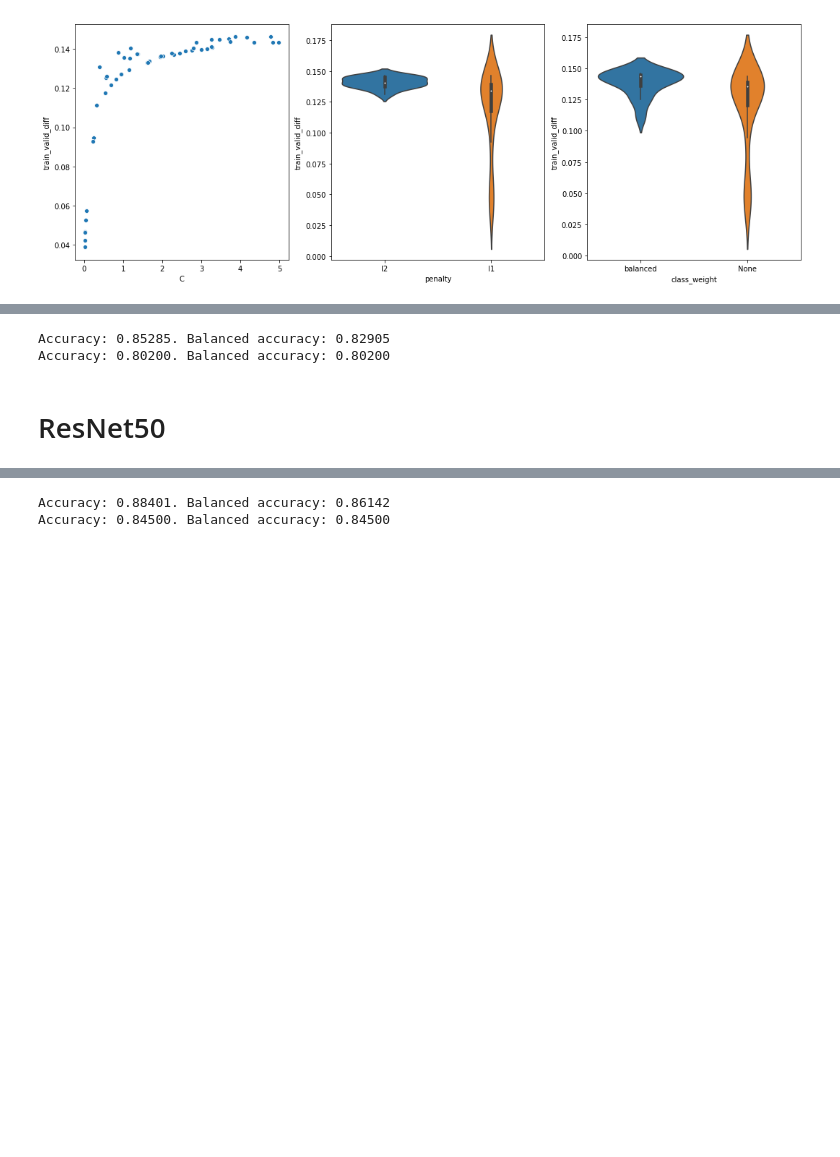
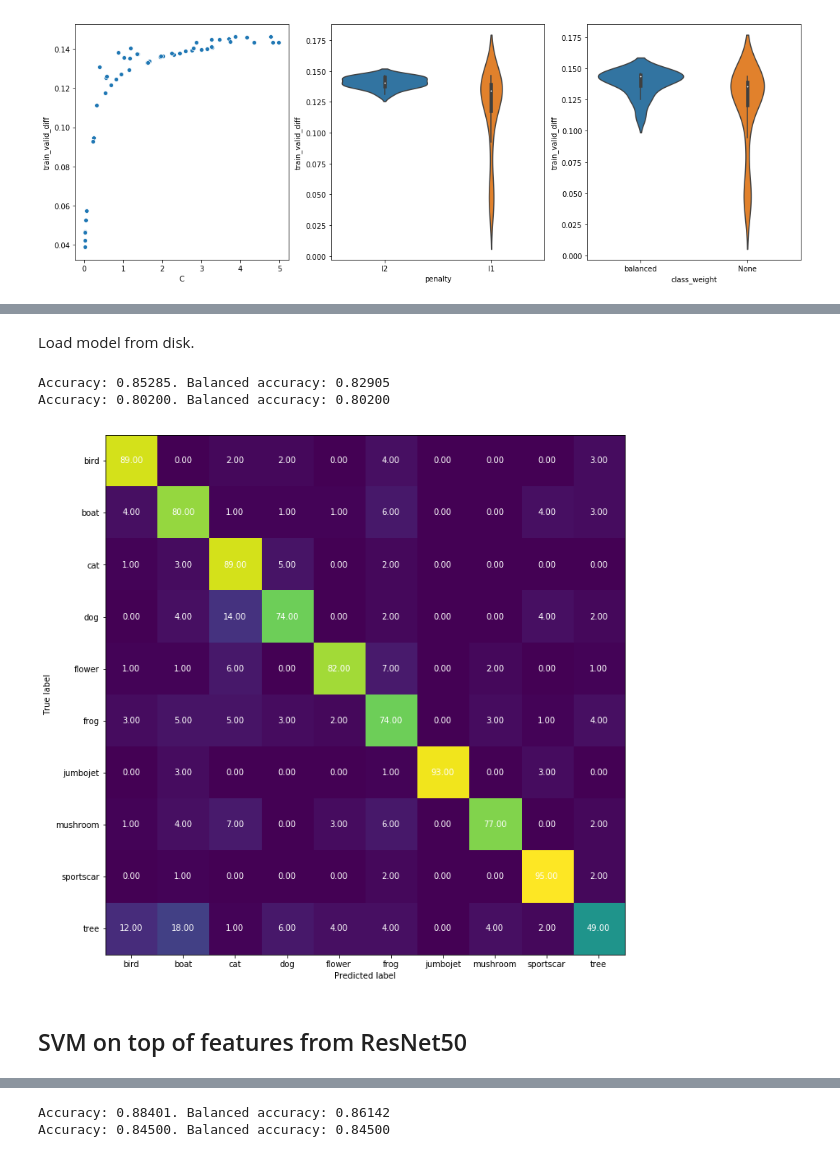
Before and after one commit to ANDRESHZ/tmle, a Jupyter notebook: notebooks/03_transfer_learning.ipynb, the cells around one changed output, grey strips where cells are left out. Cells and saved outputs as stored; diff of their text form; code cells hidden in the pictures; blank space fills up the shorter version.

```diff
--- a/notebooks/03_transfer_learning.ipynb
+++ b/notebooks/03_transfer_learning.ipynb
@@ -179,3 +214,9 @@ Wall time: 7min 29s
+# %% [markdown]
+Load model from disk.
+# %%
+from joblib import load
+
+clf = load('../models/resnet18_svm.joblib')
 # %%
 X_resnet18_test, y_resnet18_test = np.load('../data/X_resnet18_test.npy'), np.load('../data/y_resnet18_test.npy')
 # %%
@@ -190,8 +231,40 @@ for x_i, y_i in zip([X_resnet18, X_resnet18_test], [y_resnet18, y_resnet18_test]
 # %% [output]
 Accuracy: 0.85285. Balanced accuracy: 0.82905
 Accuracy: 0.80200. Balanced accuracy: 0.80200
-# %% [markdown]
-# ResNet50
+# %%
+from sklearn.metrics import confusion_matrix
+
+cm_test = confusion_matrix(
+    y_true=y_resnet18_test,
+    y_pred=clf.predict(X_resnet18_test)
+)
+
+LABELS = [
+    'bird', 'boat', 'cat', 'dog', 'flower', 'frog',
+    'jumbojet', 'mushroom', 'sportscar', 'tree'
+]
+
+f, ax = plt.subplots(figsize=(10, 10))
+ax.imshow(cm_test)
+ax.set(
+    xticks=np.arange(len(LABELS)),
+    yticks=np.arange(len(LABELS)),
+    xticklabels=LABELS,
+    yticklabels=LABELS,
+    ylabel='True label',
+    xlabel='Predicted label'
+)
+fmt = '.2f'
+for i in range(cm_test.shape[0]):
+    for j in range(cm_test.shape[1]):
+        ax.text(j, i, format(cm_test[i, j], fmt),
+               ha='center', va='center', color='white')
+f.tight_layout()
+plt.show()
+# %% [output]
+[figure, added]
+# %% [markdown]
+## SVM on top of features from ResNet50
 # %%
 EXPERIMENT_NAME = 'resnet50_svm'
 # %%
```
Also changed, not shown: parts of 86 cells of this notebook.
